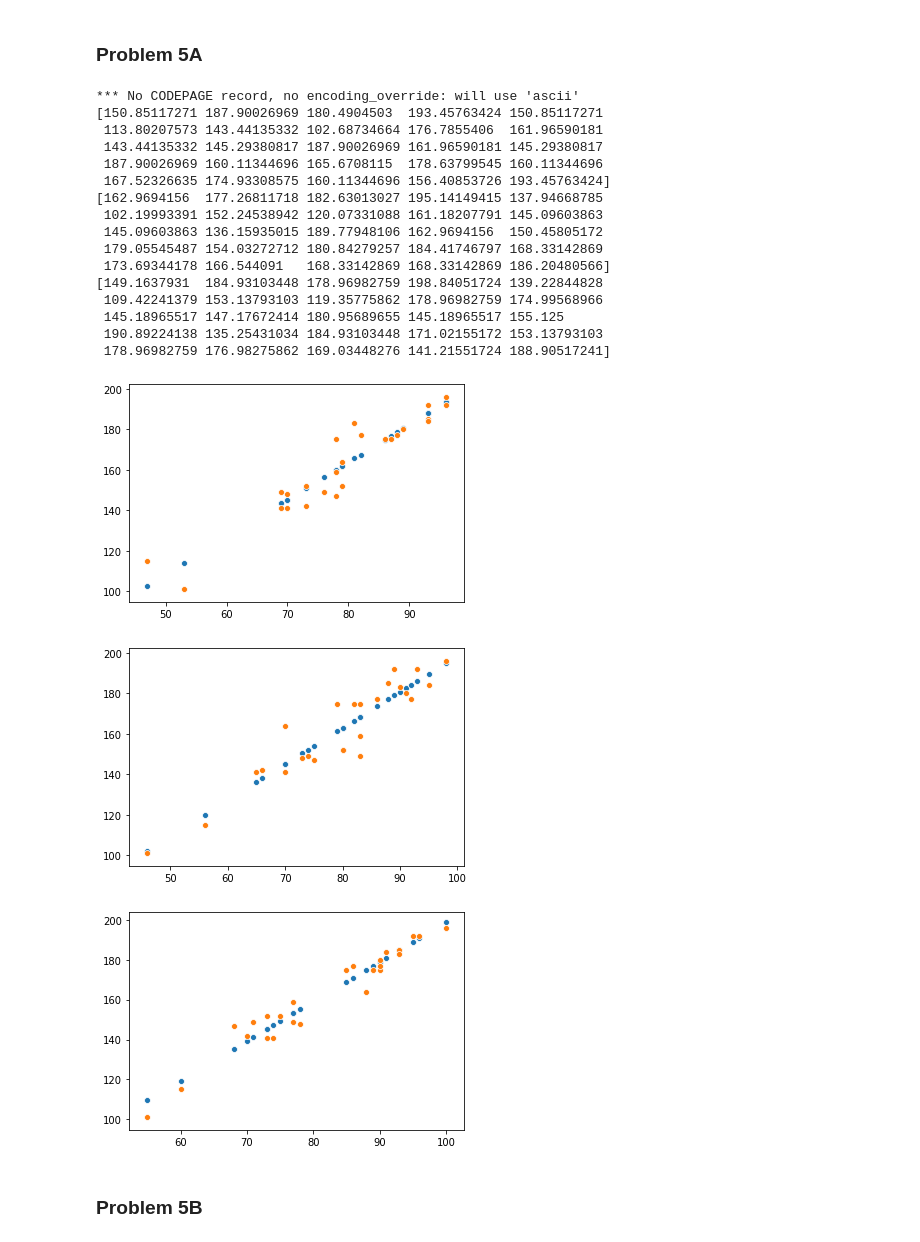
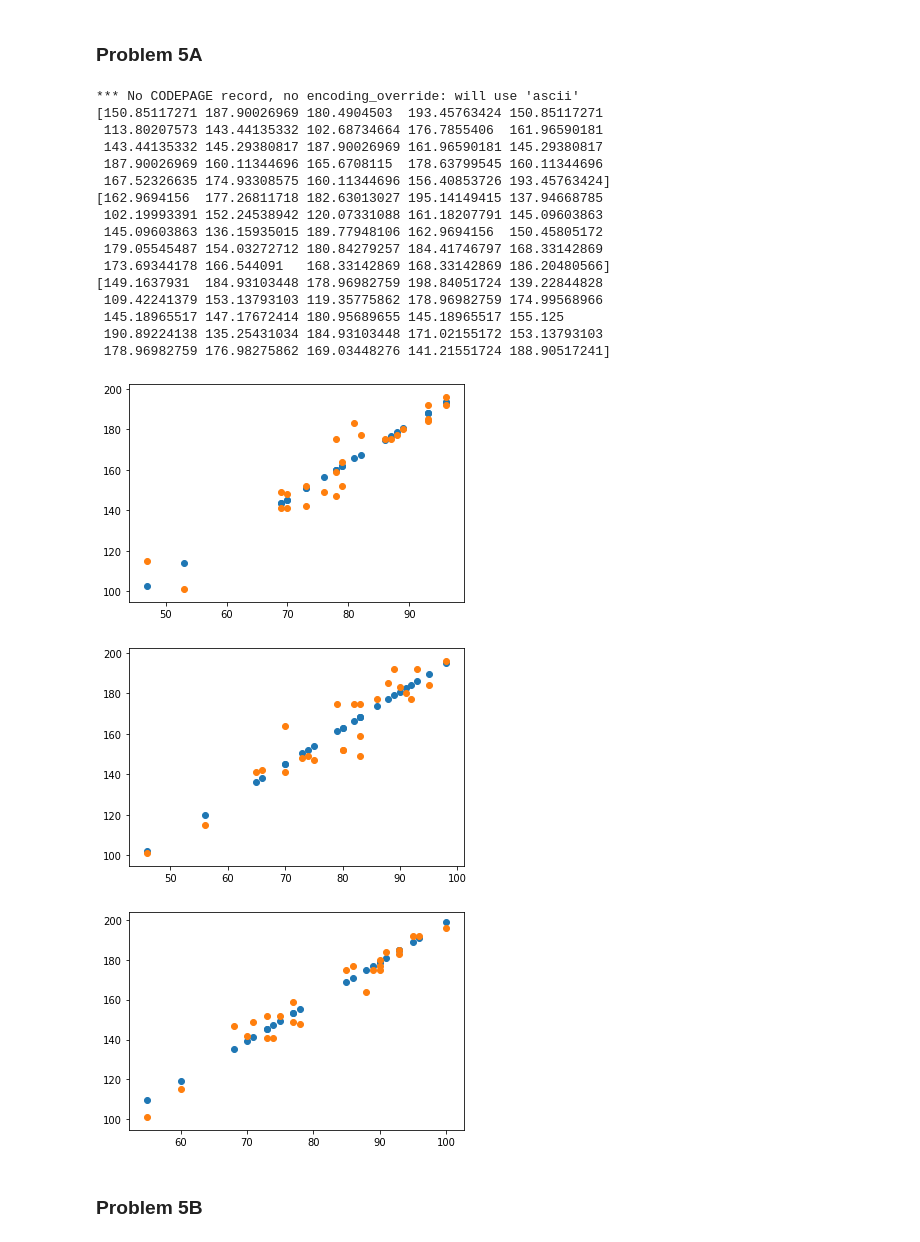
Before and after one commit to sdmoran/CS4342_HW4, a Jupyter notebook: Problem5.ipynb, the cells around one changed output. Cells and saved outputs as stored; diff of their text form; code cells hidden in the pictures.

```diff
--- a/Problem5.ipynb
+++ b/Problem5.ipynb
@@ -19,38 +18,38 @@ X1 = data.to_numpy()[:, 0].reshape(-1, 1)
 X2 = data.to_numpy()[:, 1].reshape(-1, 1)
 X3 = data.to_numpy()[:, 2].reshape(-1, 1)
 y = data.to_numpy()[:, 3]
 
 # Iterate through different X values and fit linear predictors based off of them
 for X in [X1, X2, X3]:
     model = LinearRegression()
     model.fit(X.reshape(-1, 1), y)
 
     y_predict = model.predict(X.reshape(-1, 1))
     print(y_predict)
 
     plt.figure()
-    sns.scatterplot(X[:, 0], y_predict)
-    sns.scatterplot(X[:, 0], y)
+    plt.scatter(X[:, 0], y_predict)
+    plt.scatter(X[:, 0], y)
 # %% [output]
 *** No CODEPAGE record, no encoding_override: will use 'ascii'
 [150.85117271 187.90026969 180.4904503  193.45763424 150.85117271
  113.80207573 143.44135332 102.68734664 176.7855406  161.96590181
  143.44135332 145.29380817 187.90026969 161.96590181 145.29380817
  187.90026969 160.11344696 165.6708115  178.63799545 160.11344696
  167.52326635 174.93308575 160.11344696 156.40853726 193.45763424]
 [162.9694156  177.26811718 182.63013027 195.14149415 137.94668785
  102.19993391 152.24538942 120.07331088 161.18207791 145.09603863
  145.09603863 136.15935015 189.77948106 162.9694156  150.45805172
  179.05545487 154.03272712 180.84279257 184.41746797 168.33142869
  173.69344178 166.544091   168.33142869 168.33142869 186.20480566]
 [149.1637931  184.93103448 178.96982759 198.84051724 139.22844828
  109.42241379 153.13793103 119.35775862 178.96982759 174.99568966
  145.18965517 147.17672414 180.95689655 145.18965517 155.125
  190.89224138 135.25431034 184.93103448 171.02155172 153.13793103
  178.96982759 176.98275862 169.03448276 141.21551724 188.90517241]
-[figure, old version]
+[figure, new version]
-[figure, old version]
+[figure, new version]
-[figure, old version]
+[figure, new version]
 # %% [markdown]
 ### Problem 5B
 # %%
```
Also changed, not shown: parts of 3 cells of this notebook, 3 other files.
